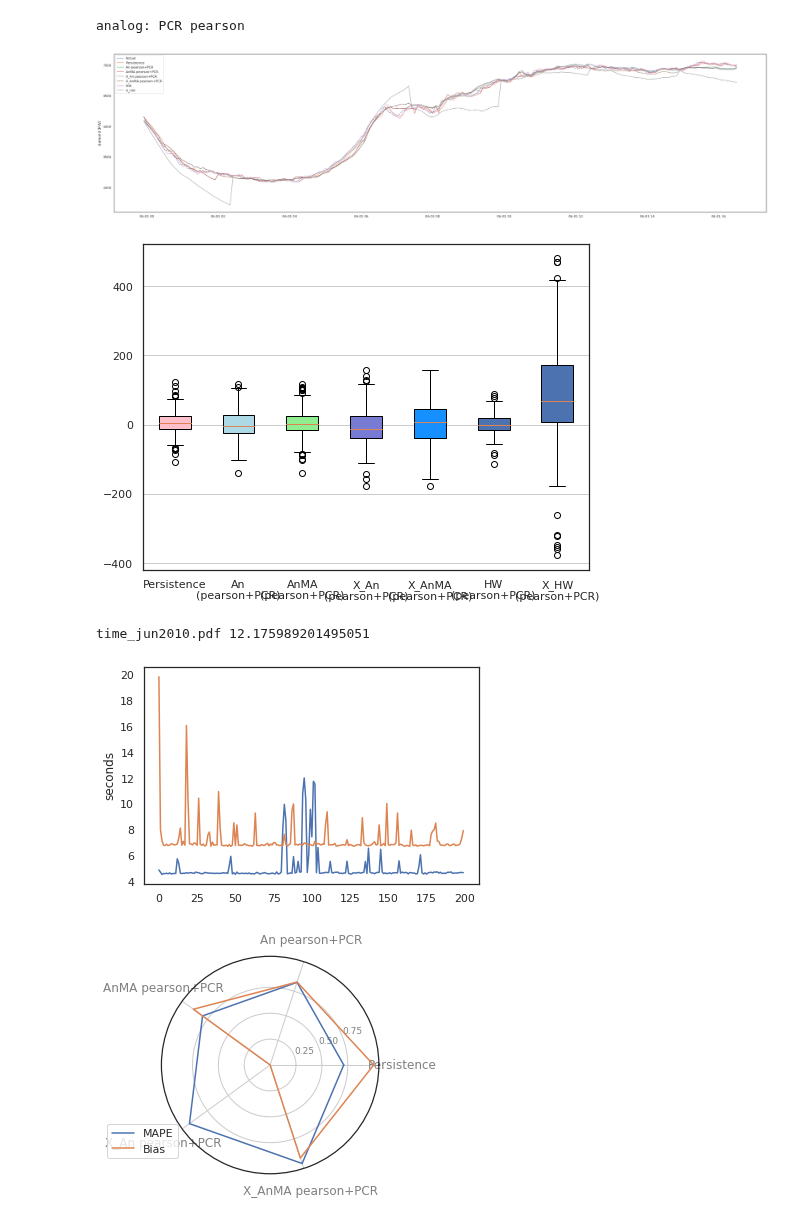
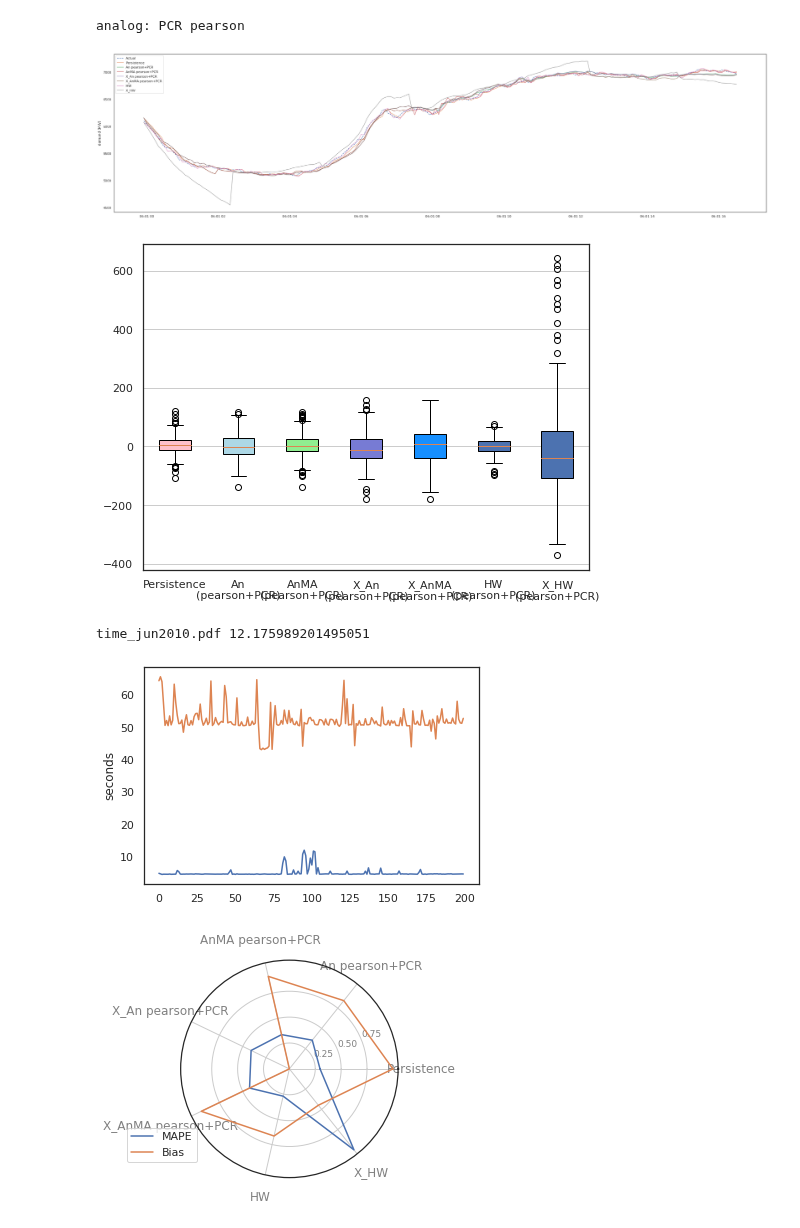
Before and after one commit to urieliram/analog, a Jupyter notebook: sandbox.ipynb, the cells around one changed output. Cells and saved outputs as stored; diff of their text form; code cells hidden in the pictures.

```diff
--- a/sandbox.ipynb
+++ b/sandbox.ipynb
@@ -800,9 +800,8 @@ for to,tt,tf in positions_test:
     vsele = vsele ## Number of periods in a window
     X_train = serie1[to+j:tt+j]
     t_o = time.time()
-    pred_ = HW(X_train,vsele,option='Additive') ##'Additive' 'Multiplicative' 'Additive Dam' 'Multiplicative Dam'
     try:
-      nadaok=1
+      pred_ = HW(X_train,vsele,option='Additive') ##'Additive' 'Multiplicative' 'Additive Dam' 'Multiplicative Dam'
     except:
       print("!!! Error has occurred in the position:",tt+j)
       pred_ = np.array(persistence(X_train, n = vsele))
@@ -966,7 +948,7 @@ plt.ylabel('demand (MW)')
 plt.savefig('series_'+monthyear+'.pdf')
 plt.show()
 # %% [output]
-[figure, old version]
+[figure, new version]
 # %%
 a=0; b=2000
 mae_p  = mean_absolute_error(test_[a:b],forecastp_[a:b])
@@ -1020,7 +1002,7 @@ namefile = 'boxplot_'+monthyear+'.pdf'
 plt.savefig(namefile, transparent=True)
 plt.show()
 # %% [output]
-[figure, old version]
+[figure, new version]
 # %%
 plt.plot(time_,)
 plt.plot(timeHW_,)
@@ -1031,7 +1013,7 @@ namefile = 'time_'+monthyear+'.pdf'
 plt.savefig(namefile, transparent=True)
 # %% [output]
 time_jun2010.pdf 12.175989201495051
-[figure, old version]
+[figure, new version]
 # %%
 df_resultados = pd.DataFrame([
   {
@@ -1063,6 +1045,18 @@ df_resultados = pd.DataFrame([
     'mape'  : mape_xma,
     'mae'   : mae_xma,
     'bias'  : bias_xma
+  },
+  {
+    'method': 'HW',
+    'mape'  : mape_hw,
+    'mae'   : mae_hw,
+    'bias'  : bias_hw
+  },
+  {
+    'method': 'X_HW',
+    'mape'  : mape_xhw,
+    'mae'   : mae_xhw,
+    'bias'  : bias_xhw
   },
 
   # etc.
@@ -1070,31 +1064,31 @@ df_resultados = pd.DataFrame([
 categories = df_resultados.method
 N = len(categories)
 
 fig = plt.figure()
 ax = fig.add_subplot(111, projection="polar")
 
 theta = np.arange(len(df_resultados) + 1) / float(len(df_resultados)) * 2 * np.pi
 
 values = df_resultados.mape.values
 values = np.append(values, values[0])
 values = values + abs(min(values))
 values = values / max(values)
 ax.plot(theta, values, label="MAPE")
 
 values = df_resultados.bias.values
 values = np.append(values, values[0])
 values = values + abs(min(values))
 values = values / max(values)
 ax.plot(theta, values, label="Bias")
 
 plt.xticks(theta[:-1], df_resultados.method, color='grey', size=12)
 plt.yticks([0.25, 0.50, 0.75], ['0.25', '0.50', '0.75'], color="grey", size=9)
 ax.tick_params(pad=10) # to increase the distance of the labels to the plot
 
 plt.legend(loc='center right', bbox_to_anchor=(0.1, 0.15))
 
 namefile = 'polar_'+monthyear+'.pdf'
 plt.savefig(namefile, transparent=True)
 plt.show()
 # %% [output]
-[figure, old version]
+[figure, new version]
```
Also changed, not shown: parts of 3 cells of this notebook.
